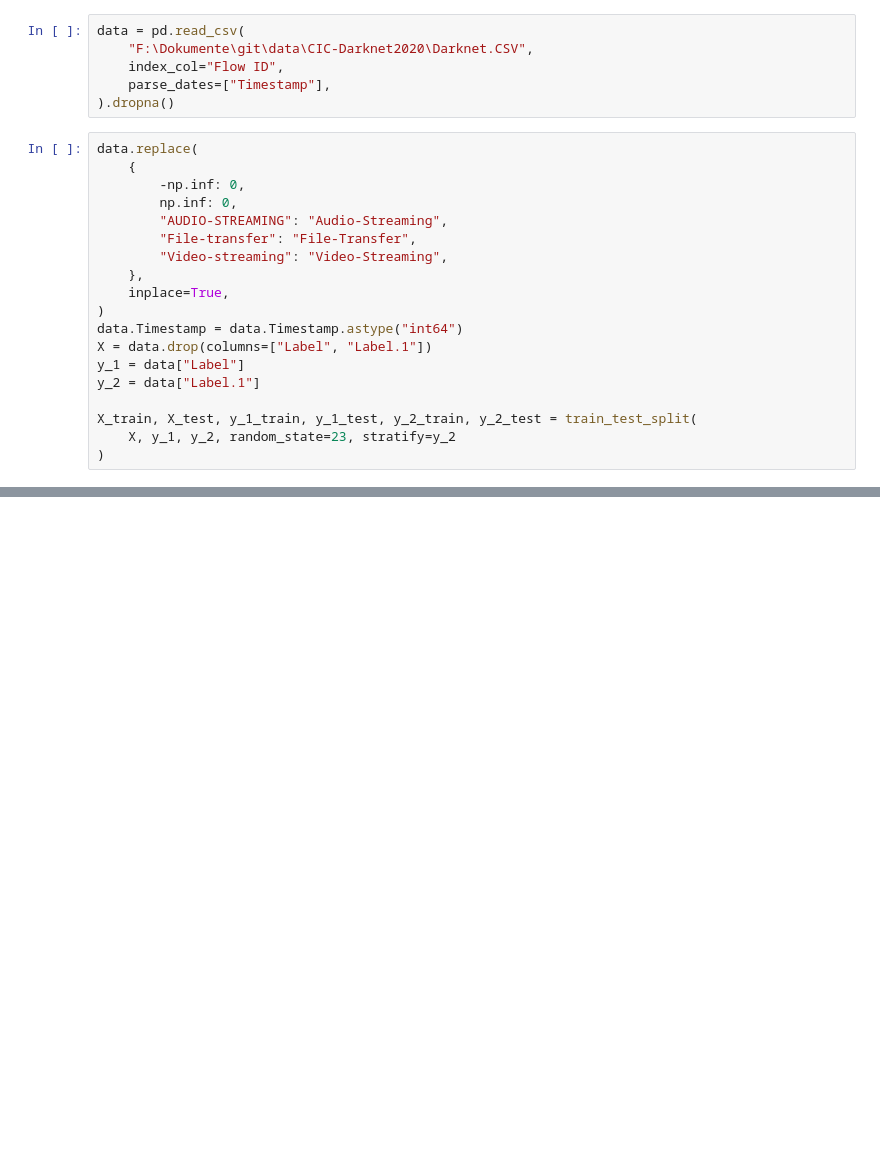
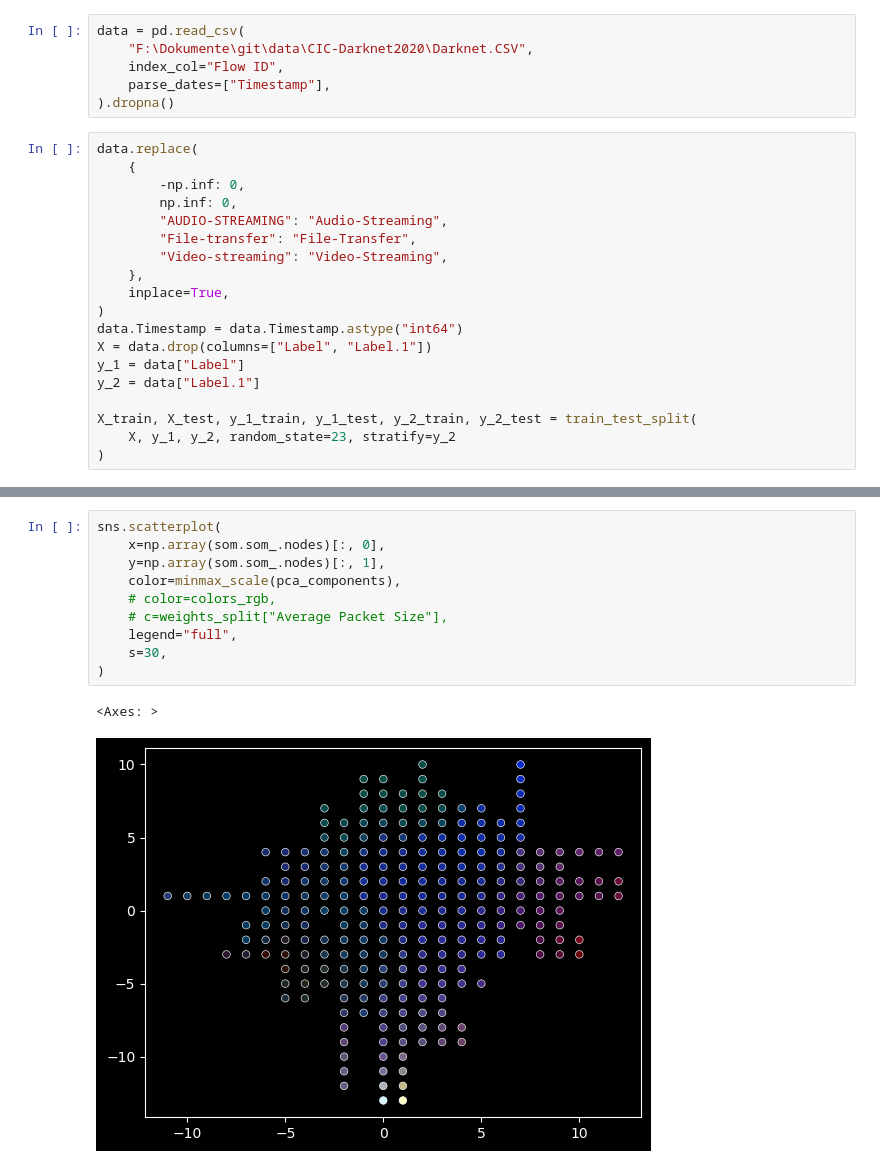
Before and after one commit to SandroMartens/DBGSOM, a Jupyter notebook: examples/darknet.ipynb, the cells around one changed output, grey strips where cells are left out. Drawn from its saved outputs; the diff is of its cells as text; blank space fills up the shorter version.

```diff
--- a/examples/darknet.ipynb
+++ b/examples/darknet.ipynb
@@ -99,3 +133,16 @@ som.vertical_growing_threshold_
+# %%
+sns.scatterplot(
+    x=np.array(som.som_.nodes)[:, 0],
+    y=np.array(som.som_.nodes)[:, 1],
+    color=minmax_scale(pca_components),
+    # color=colors_rgb,
+    # c=weights_split["Average Packet Size"],
+    legend="full",
+    s=30,
+)
+# %% [output]
+<Axes: >
+[figure, added]
 # %%
 som.topographic_error_
 # %% [output]
```
Also changed, not shown: parts of 16 cells of this notebook, 1 other file.
